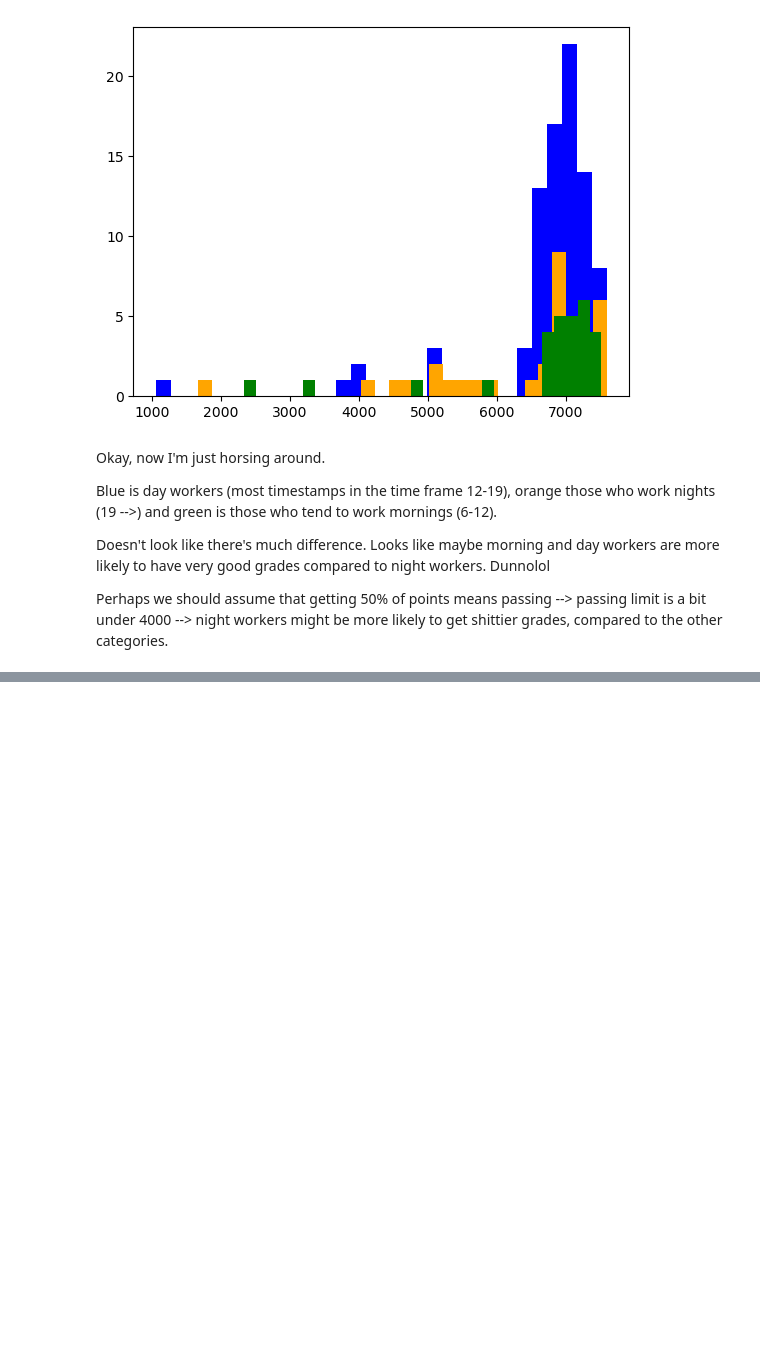
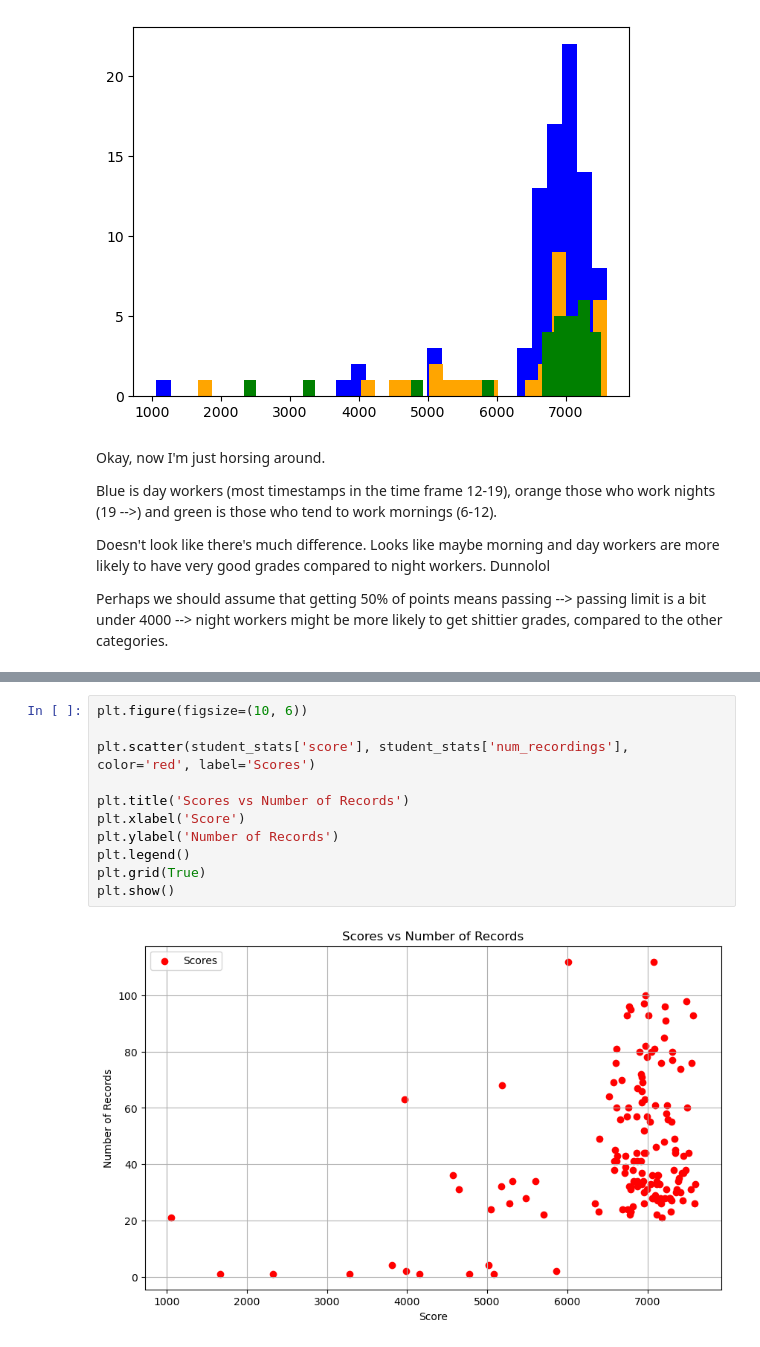
Before and after one commit to fskgiulia/JYUEF01, a Jupyter notebook: project_notebook.ipynb, the cells around one changed output, grey strips where cells are left out. Saved outputs shown, nothing was run; the diff lists cells and outputs as text; blank space fills up the shorter version.

```diff
--- a/project_notebook.ipynb
+++ b/project_notebook.ipynb
@@ -199,0 +302,13 @@ Perhaps we should assume that getting 50% of points means passing --> passing li
+# %%
+plt.figure(figsize=(10, 6))
+
+plt.scatter(student_stats['score'], student_stats['num_recordings'], color='red', label='Scores')
+
+plt.title('Scores vs Number of Records')
+plt.xlabel('Score')
+plt.ylabel('Number of Records')
+plt.legend()
+plt.grid(True)
+plt.show()
+# %% [output]
+[figure, added]
```
Also changed, not shown: parts of 12 cells of this notebook.
